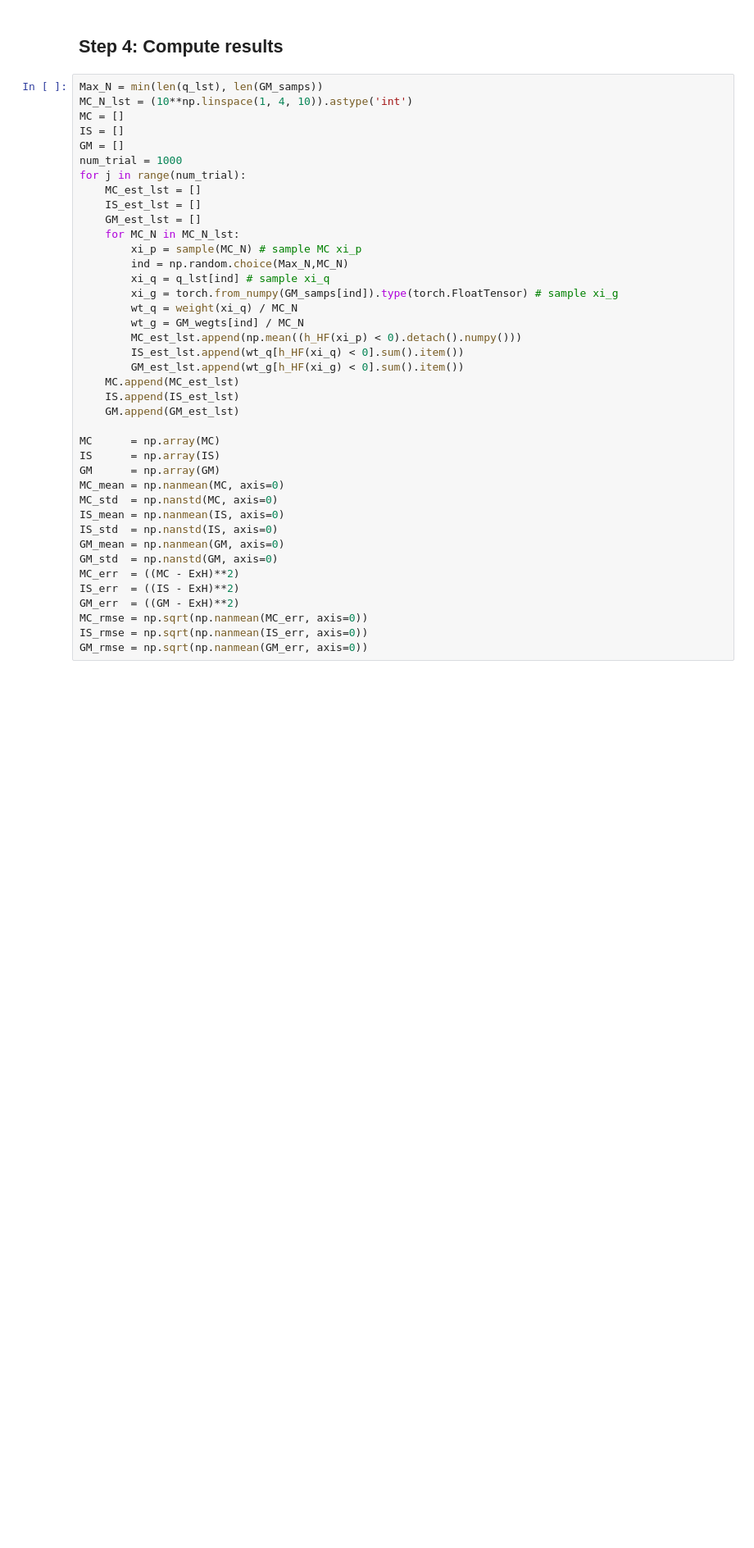
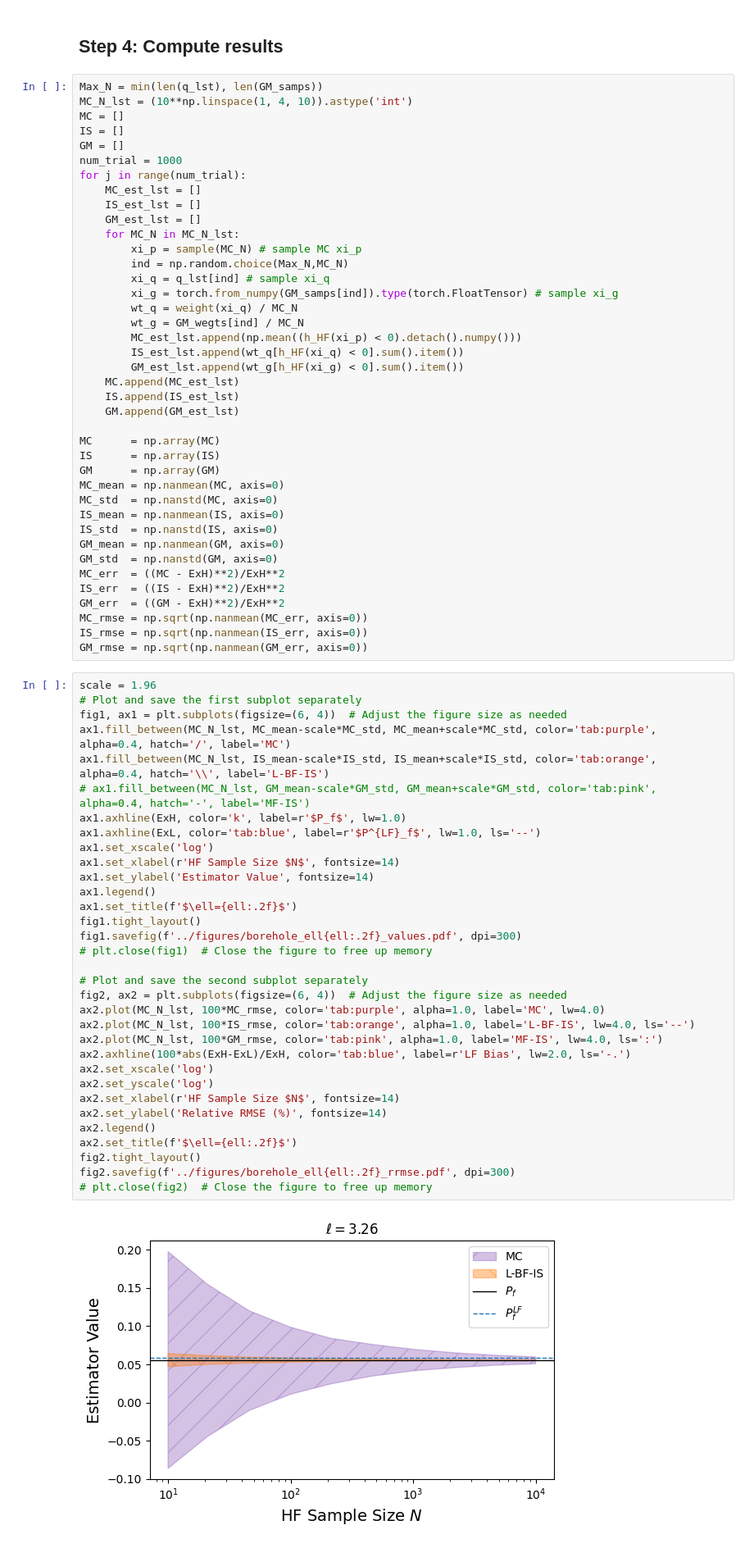
Before and after one commit to CU-UQ/L-BF-IS, a Jupyter notebook: src/Borehole.ipynb, the cells around one changed output. Shown at 82% size. Saved outputs shown, nothing was run; the diff lists cells and outputs as text; blank space fills up the shorter version.

```diff
--- a/src/Borehole.ipynb
+++ b/src/Borehole.ipynb
@@ -255,9 +271,44 @@ IS_mean = np.nanmean(IS, axis=0)
 IS_std  = np.nanstd(IS, axis=0)
 GM_mean = np.nanmean(GM, axis=0)
 GM_std  = np.nanstd(GM, axis=0)
-MC_err  = ((MC - ExH)**2)
-IS_err  = ((IS - ExH)**2)
-GM_err  = ((GM - ExH)**2)
+MC_err  = ((MC - ExH)**2)/ExH**2
+IS_err  = ((IS - ExH)**2)/ExH**2
+GM_err  = ((GM - ExH)**2)/ExH**2
 MC_rmse = np.sqrt(np.nanmean(MC_err, axis=0))
 IS_rmse = np.sqrt(np.nanmean(IS_err, axis=0))
 GM_rmse = np.sqrt(np.nanmean(GM_err, axis=0))
+# %%
+scale = 1.96
+# Plot and save the first subplot separately
+fig1, ax1 = plt.subplots(figsize=(6, 4))  # Adjust the figure size as needed
+ax1.fill_between(MC_N_lst, MC_mean-scale*MC_std, MC_mean+scale*MC_std, color='tab:purple', alpha=0.4, hatch='/', label='MC')
+ax1.fill_between(MC_N_lst, IS_mean-scale*IS_std, IS_mean+scale*IS_std, color='tab:orange', alpha=0.4, hatch='\\', label='L-BF-IS')
+# ax1.fill_between(MC_N_lst, GM_mean-scale*GM_std, GM_mean+scale*GM_std, color='tab:pink', alpha=0.4, hatch='-', label='MF-IS')
+ax1.axhline(ExH, color='k', label=r'$P_f$', lw=1.0)
+ax1.axhline(ExL, color='tab:blue', label=r'$P^{LF}_f$', lw=1.0, ls='--')
+ax1.set_xscale('log')
+ax1.set_xlabel(r'HF Sample Size $N$', fontsize=14)
+ax1.set_ylabel('Estimator Value', fontsize=14)
+ax1.legend()
+ax1.set_title(f'$\ell={ell:.2f}$')
+fig1.tight_layout()
+fig1.savefig(f'../figures/borehole_ell{ell:.2f}_values.pdf', dpi=300)
+# plt.close(fig1)  # Close the figure to free up memory
+
+# Plot and save the second subplot separately
+fig2, ax2 = plt.subplots(figsize=(6, 4))  # Adjust the figure size as needed
+ax2.plot(MC_N_lst, 100*MC_rmse, color='tab:purple', alpha=1.0, label='MC', lw=4.0)
+ax2.plot(MC_N_lst, 100*IS_rmse, color='tab:orange', alpha=1.0, label='L-BF-IS', lw=4.0, ls='--')
+ax2.plot(MC_N_lst, 100*GM_rmse, color='tab:pink', alpha=1.0, label='MF-IS', lw=4.0, ls=':')
+ax2.axhline(100*abs(ExH-ExL)/ExH, color='tab:blue', label=r'LF Bias', lw=2.0, ls='-.')
+ax2.set_xscale('log')
+ax2.set_yscale('log')
+ax2.set_xlabel(r'HF Sample Size $N$', fontsize=14)
+ax2.set_ylabel('Relative RMSE (%)', fontsize=14)
+ax2.legend()
+ax2.set_title(f'$\ell={ell:.2f}$')
+fig2.tight_layout()
+fig2.savefig(f'../figures/borehole_ell{ell:.2f}_rrmse.pdf', dpi=300)
+# plt.close(fig2)  # Close the figure to free up memory
+# %% [output]
+[figure, added]
```
Also changed, not shown: parts of 13 cells of this notebook.
